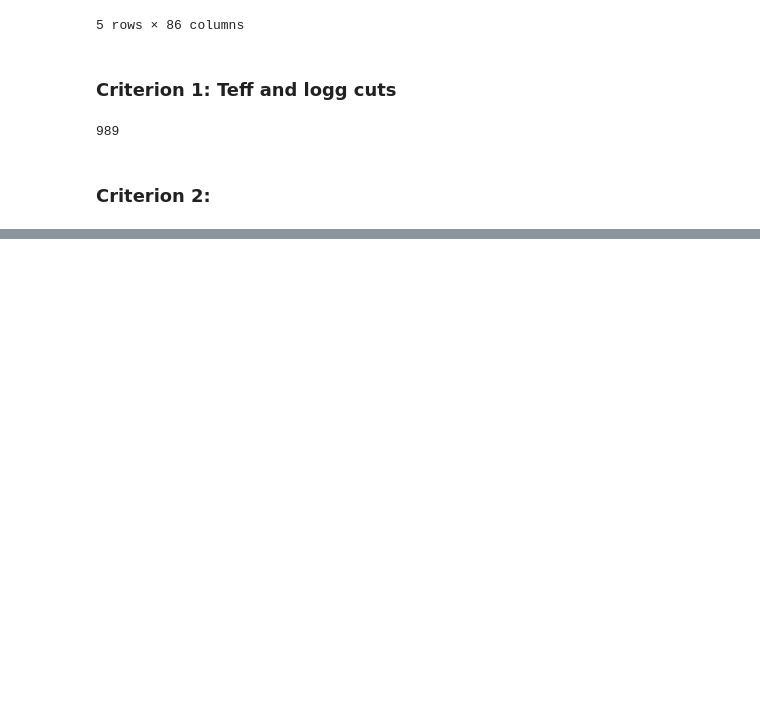
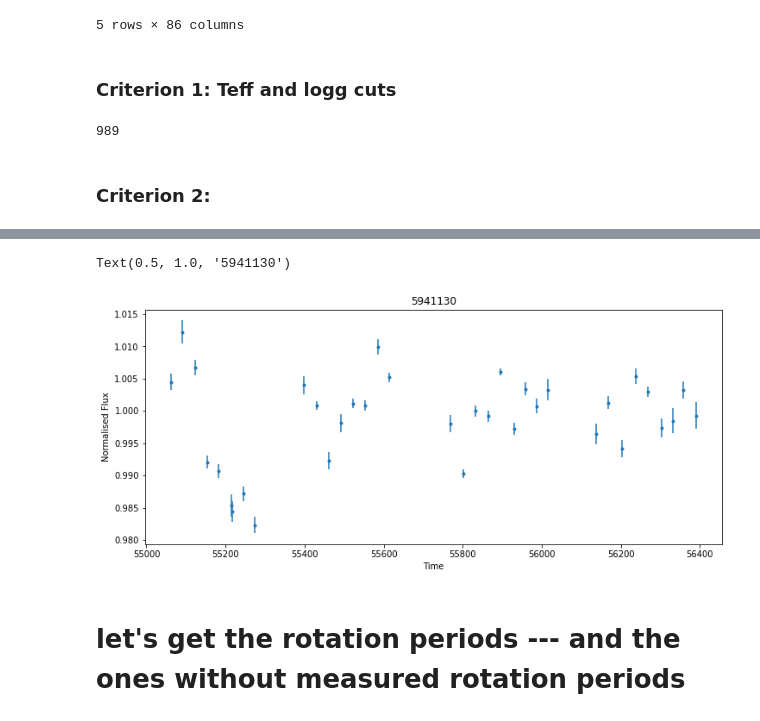
Before and after one commit to benmontet/wilson, a Jupyter notebook: notebooks/01_sample_selection/01_sample_selection_m_dwarfs.ipynb, the cells around one changed output, grey strips where cells are left out. Drawn from its saved outputs; the diff is of its cells as text; code cells hidden in the pictures; blank space fills up the shorter version.

```diff
--- a/notebooks/01_sample_selection/01_sample_selection_m_dwarfs.ipynb
+++ b/notebooks/01_sample_selection/01_sample_selection_m_dwarfs.ipynb
@@ -42,0 +63,29 @@ criterion1.sum()
+# %%
+times = np.array([54945.74206,54945.8670833,54946.0182163,54946.2335259,54946.3377372,54946.5495655,
+                  54946.7334679,54947.1662509,55062.8253608,55091.0055606,55123.0864583,55153.9797114,
+                  55182.0366329,55215.9548927,55216.0352649,55245.7660019,55274.7398619,55307.5350333,
+                  55336.4281441,55370.695297,55399.0571196,55430.8109392,55461.8291274,55492.8064711,
+                  55522.7621353,55552.0843583,55585.5760016,55614.7389024,55677.4444762,55706.6440223,
+                  55738.4591443,55769.477399,55801.7624176,55832.8010616,55864.8001316,55895.757043,
+                  55930.8619526,55958.4268791,55986.5230115,56014.5579184,56047.5173675,56077.4525238,
+                  56105.5895974,56137.5273556,56168.8315615,56203.8547584,56236.834641,56267.9141396,
+                  56303.6729488,56330.563549,56357.495041,56390.4952381])
+
+ffidata = pd.read_csv('../../data/f3/lc_data_new.out')
+# %%
+index = 123
+kicid = sample.iloc[index]
+# %%
+flux = ffidata[ffidata['KIC'] == kicid].iloc[:,1:53]
+yerr = ffidata[ffidata['KIC'] == kicid].iloc[:,-52:]
+
+plt.figure(figsize=(12,5))
+plt.errorbar(times, np.asarray(flux)[0], yerr=np.asarray(yerr)[0], fmt='.')
+plt.xlabel('Time')
+plt.ylabel('Normalised Flux')
+plt.title(kicid)
+# %% [output]
+Text(0.5, 1.0, '5941130')
+[figure, added]
+# %% [markdown]
+# let's get the rotation periods --- and the ones without measured rotation periods
```
Also changed, not shown: parts of 11 cells of this notebook.
